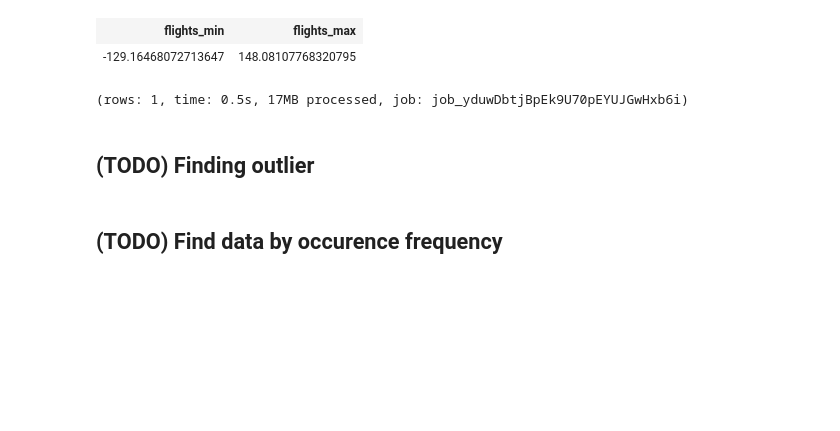
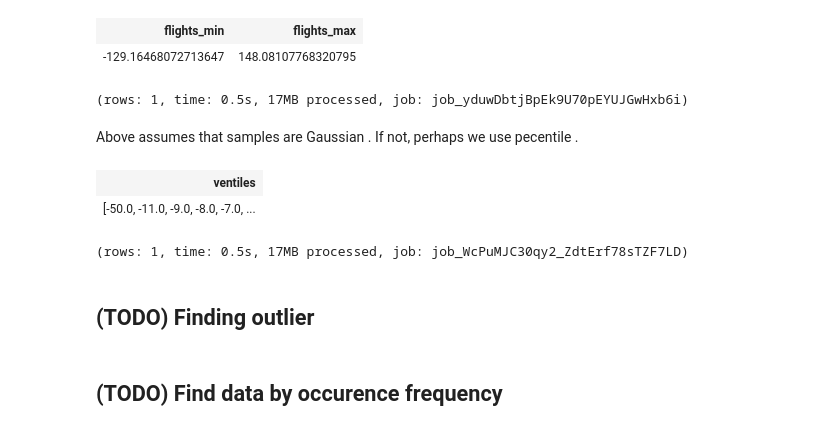
Before and after one commit to yuwtennis/google-data-engineer, a Jupyter notebook: Ch05/getting_started_with_eda.ipynb, the cells around one changed output. Drawn from its saved outputs; the diff is of its cells as text; code cells hidden in the pictures; blank space fills up the shorter version.

Commit message:
Added sql which uses quantile.

```diff
--- a/Ch05/getting_started_with_eda.ipynb
+++ b/Ch05/getting_started_with_eda.ipynb
@@ -188,6 +188,17 @@ FROM  flights.simeventsb
 | flights_min | flights_max |
 | -129.16468072713647 | 148.08107768320795 |
 (rows: 1, time: 0.5s, 17MB processed, job: job_yduwDbtjBpEk9U70pEYUJGwHxb6i)
+# %% [markdown]
+Above assumes that samples are Gaussian . If not, perhaps we use pecentile .
+# %%
+%bigquery execute -d standard
+SELECT
+  APPROX_QUANTILES(DEP_DELAY, 20) as ventiles
+FROM  flights.simevents
+# %% [output]
+| ventiles |
+| [-50.0, -11.0, -9.0, -8.0, -7.0, ... |
+(rows: 1, time: 0.5s, 17MB processed, job: job_WcPuMJC30qy2_ZdtErf78sTZF7LD)
 # %% [markdown]
 ## (TODO) Finding outlier
 # %% [markdown]
```
